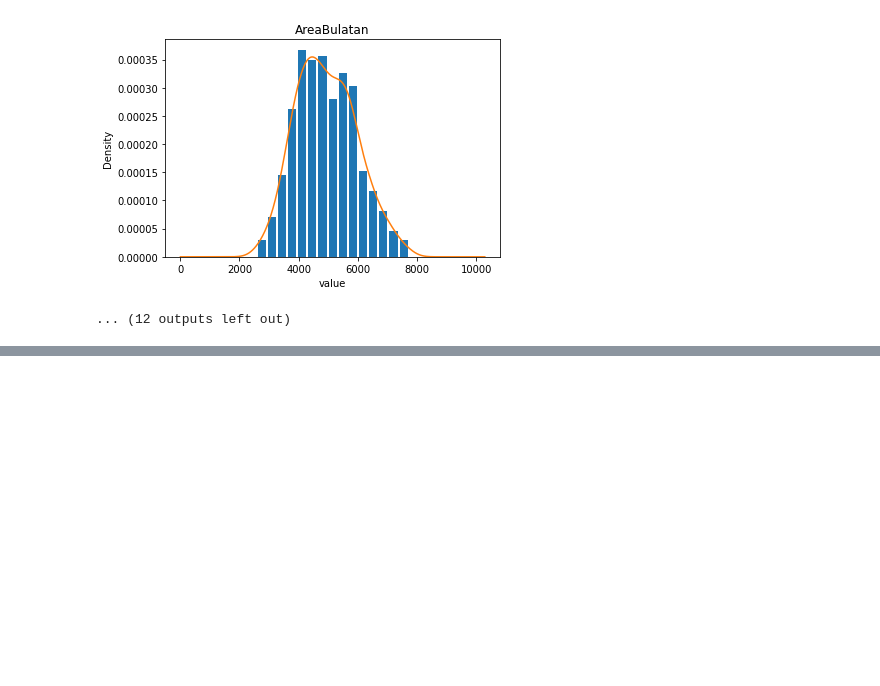
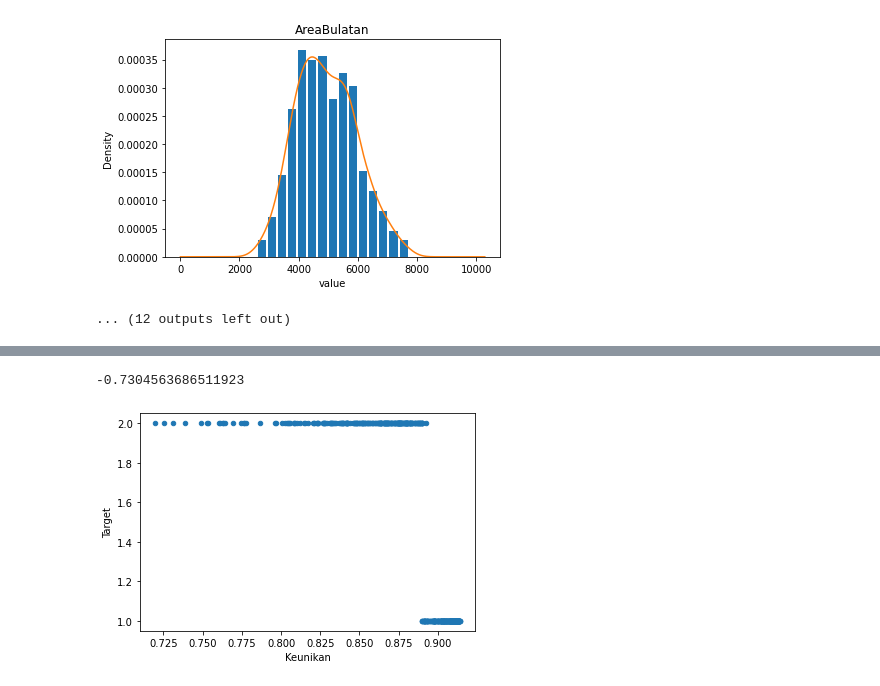
Before and after one commit to nthnieljson/hypothesis-testing, a Jupyter notebook: Untitled.ipynb, the cells around one changed output, grey strips where cells are left out. Cells and saved outputs as stored; diff of their text form; code cells hidden in the pictures; blank space fills up the shorter version.

```diff
--- a/Untitled.ipynb
+++ b/Untitled.ipynb
@@ -1067,0 +1104,6 @@ Daerah kritis = Z > 1.6449 atau Z < -1.6449, dan Z = -3.6273812505500587, maka
+# %%
+dfGandum.plot(kind='scatter',x='Keunikan',y='Target')
+print(dfGandum['Keunikan'].corr(dfGandum['Target']))
+# %% [output]
+-0.7304563686511923
+[figure, added]
```
Also changed, not shown: parts of 29 cells of this notebook.
